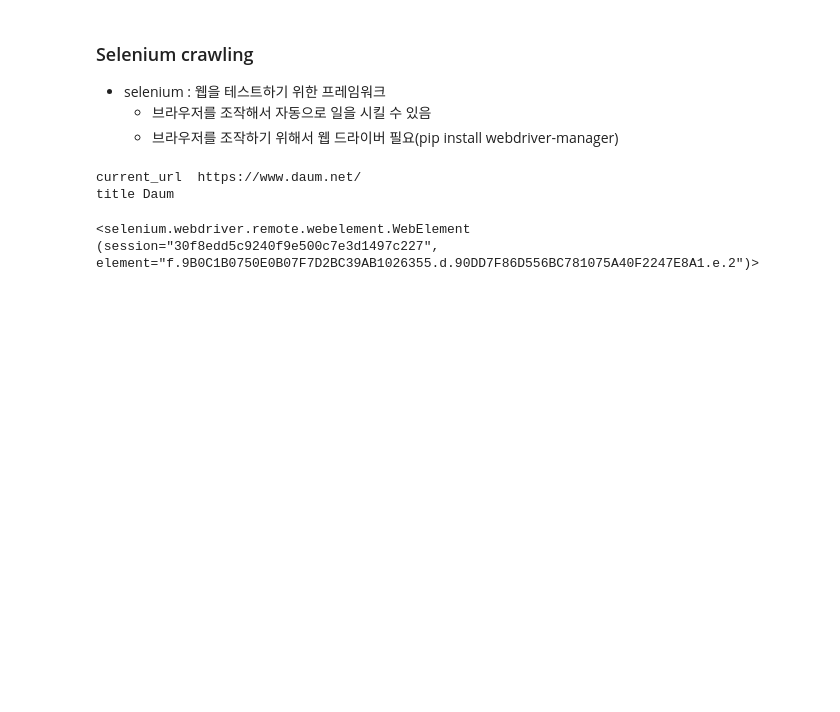
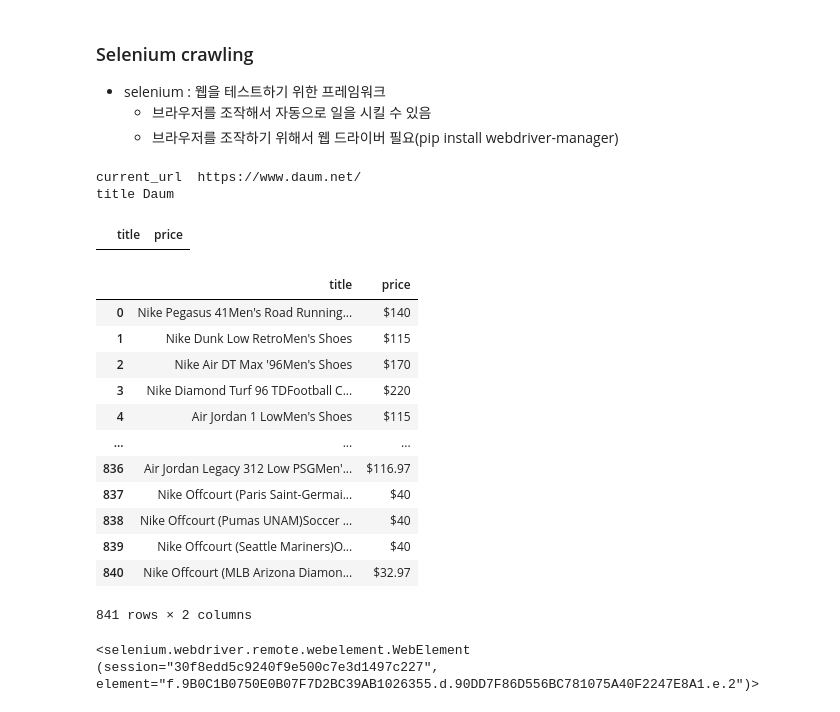
Before and after one commit to brian110326/pythonsource, a Jupyter notebook: crawl/selenium.ipynb, the cells around one changed output. Saved outputs shown, nothing was run; the diff lists cells and outputs as text; code cells hidden in the pictures; blank space fills up the shorter version.

```diff
--- a/crawl/selenium.ipynb
+++ b/crawl/selenium.ipynb
@@ -36,6 +38,66 @@ browser.quit()
 # %% [output]
 current_url  https://www.daum.net/
 title Daum
+# %%
+browser = set_chrome_driver()
+
+result = []
+
+browser.get("https://www.nike.com/w/mens-shoes-nik1zy7ok")
+
+# 스크롤 내리기
+interval = 3
+prev_height = browser.execute_script("return document.body.scrollHeight")
+
+while True:
+    browser.execute_script("window.scrollTo(0,document.body.scrollHeight)")
+    time.sleep(interval)
+    cur_height = browser.execute_script("return document.body.scrollHeight")
+
+    if cur_height == prev_height:
+        break
+
+    prev_height = cur_height
+
+time.sleep(4)
+
+# soup에 담기
+soup = BeautifulSoup(browser.page_source, "lxml")
+products = soup.find_all("div", class_="product-card")
+
+for info in products:
+  title_elem = info.find("div",class_="product-card__titles")
+  price_elem = info.find("div",class_="product-price")
+  if title_elem and price_elem:
+     title = title_elem.text.strip()
+     price = price_elem.text.strip()
+     result.append([title,price])
+  else:
+     price = 0
+
+del soup
+# %%
+df[df["price"] == 0]
+# %% [output]
+|  | title | price |
+# %%
+columns = ["title","price"]
+df = pd.DataFrame(result, columns=columns)
+df
+# %% [output]
+|  | title | price |
+| 0 | Nike Pegasus 41Men's Road Running... | $140 |
+| 1 | Nike Dunk Low RetroMen's Shoes | $115 |
+| 2 | Nike Air DT Max '96Men's Shoes | $170 |
+| 3 | Nike Diamond Turf 96 TDFootball C... | $220 |
+| 4 | Air Jordan 1 LowMen's Shoes | $115 |
+| ... | ... | ... |
+| 836 | Air Jordan Legacy 312 Low PSGMen'... | $116.97 |
+| 837 | Nike Offcourt (Paris Saint-Germai... | $40 |
+| 838 | Nike Offcourt (Pumas UNAM)Soccer ... | $40 |
+| 839 | Nike Offcourt (Seattle Mariners)O... | $40 |
+| 840 | Nike Offcourt (MLB Arizona Diamon... | $32.97 |
+841 rows × 2 columns
 # %%
 browser = set_chrome_driver()
 
```
Also changed, not shown: parts of 1 cell of this notebook, 10 other files.
